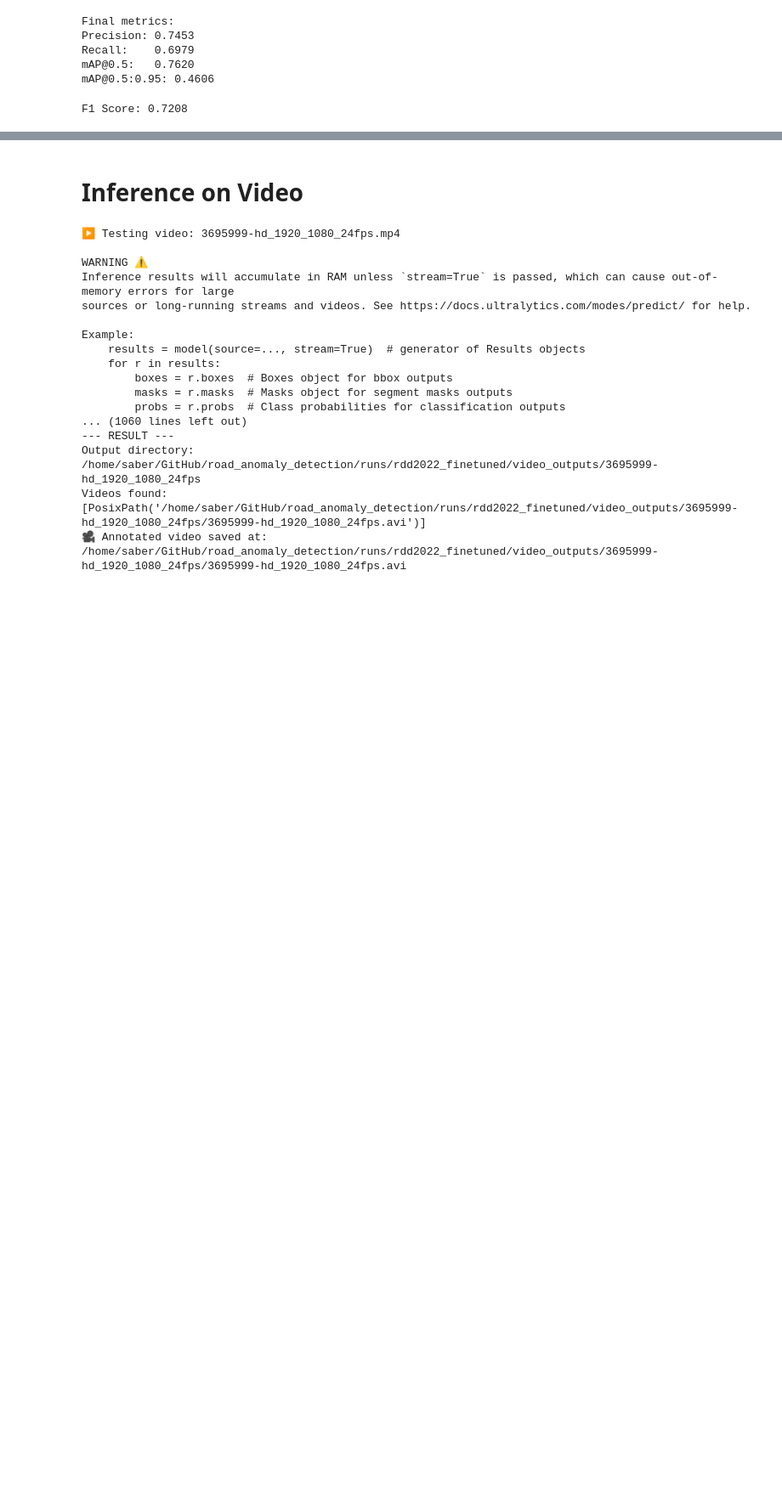
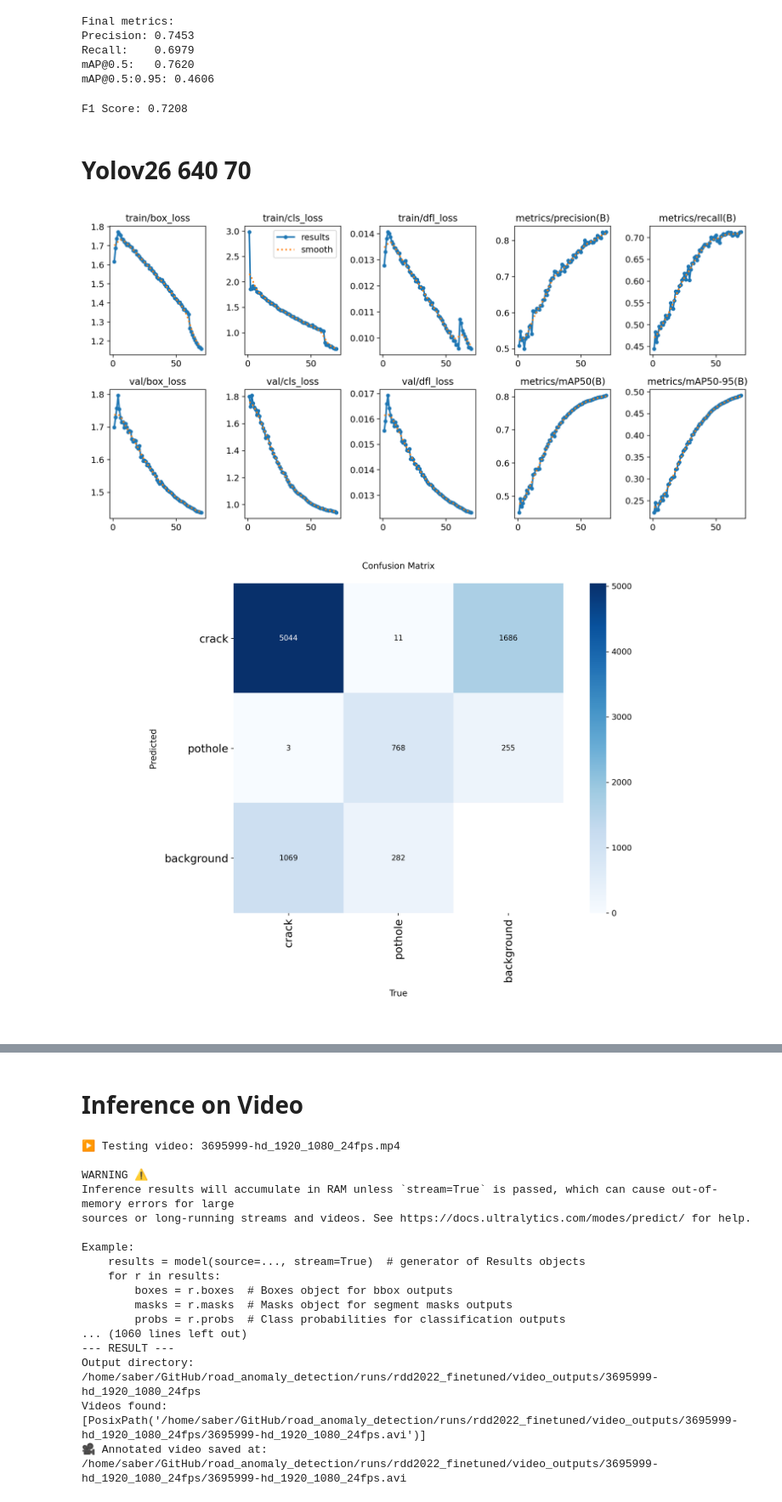
Before and after one commit to charviningala/Road-Anomaly-Detection, a Jupyter notebook: src/fine_tuning/rd22/inference.ipynb, the cells around one changed output, grey strips where cells are left out. Shown at 85% size. Drawn from its saved outputs; the diff is of its cells as text; code cells hidden in the pictures; blank space fills up the shorter version.

```diff
--- a/src/fine_tuning/rd22/inference.ipynb
+++ b/src/fine_tuning/rd22/inference.ipynb
@@ -51,3 +51,16 @@ else:
 print(f"F1 Score: {f1_score:.4f}")
 # %% [output]
 F1 Score: 0.7208
+# %% [markdown]
+# Yolov26 640 70
+# %%
+from IPython.display import Image, display
+from pathlib import Path
+
+RUN_DIR = Path("/home/saber/GitHub/road_anomaly_detection/runs/detect/yolov26s2_rdd2022_2class4")
+
+display(Image(filename=str(RUN_DIR / "results.png")))
+display(Image(filename=str(RUN_DIR / "confusion_matrix.png")))
+# %% [output]
+[figure, added]
+[figure, added]
```
Also changed, not shown: parts of 4 cells of this notebook, 9 other files.
